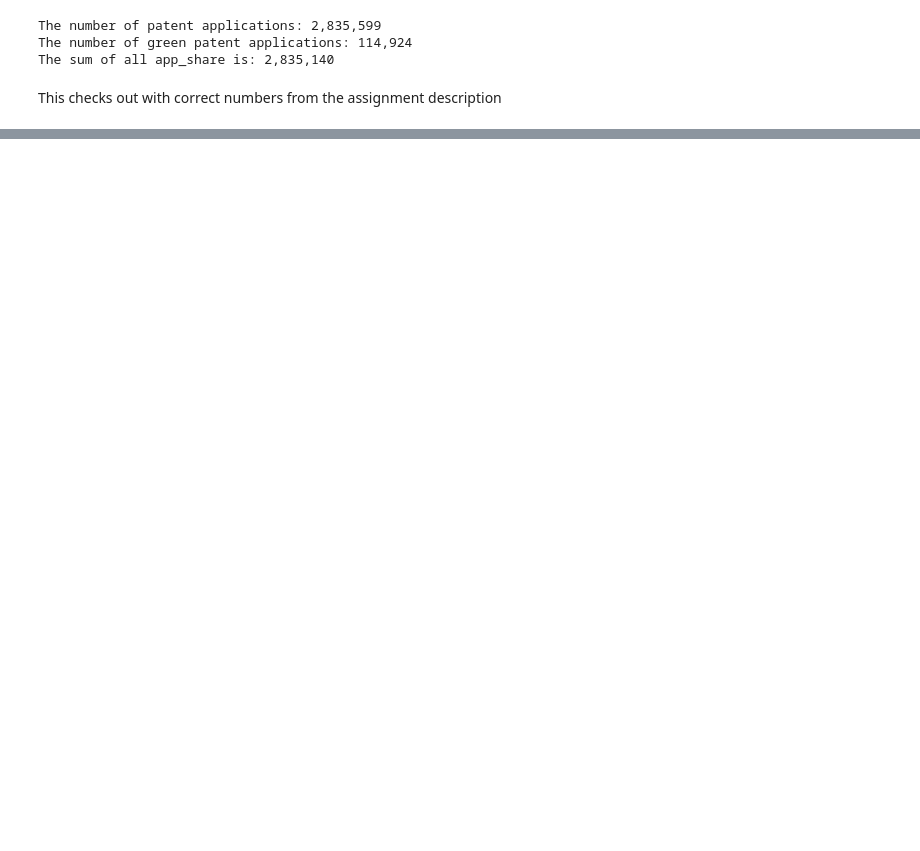
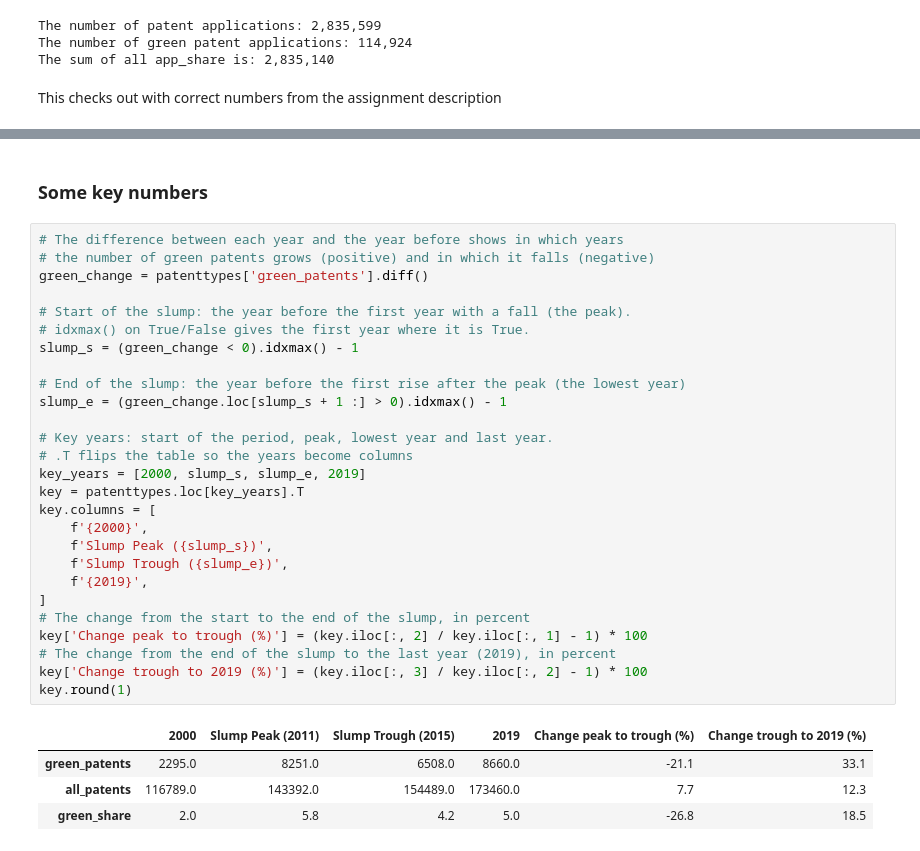
Before and after one commit to mariushempedersen/TECH-2-group-term-paper, a Jupyter notebook: Term_paper-FF.ipynb, the cells around one changed output, grey strips where cells are left out. Cells and saved outputs as stored; diff of their text form; blank space fills up the shorter version.

```diff
--- a/Term_paper-FF.ipynb
+++ b/Term_paper-FF.ipynb
@@ -78,0 +145,34 @@ Number of patents with applicants in more than one country: 58,954
+# %% [markdown]
+### Some key numbers
+# %%
+# The difference between each year and the year before shows in which years
+# the number of green patents grows (positive) and in which it falls (negative)
+green_change = patenttypes['green_patents'].diff()
+
+# Start of the slump: the year before the first year with a fall (the peak).
+# idxmax() on True/False gives the first year where it is True.
+slump_s = (green_change < 0).idxmax() - 1
+
+# End of the slump: the year before the first rise after the peak (the lowest year)
+slump_e = (green_change.loc[slump_s + 1 :] > 0).idxmax() - 1
+
+# Key years: start of the period, peak, lowest year and last year.
+# .T flips the table so the years become columns
+key_years = [2000, slump_s, slump_e, 2019]
+key = patenttypes.loc[key_years].T
+key.columns = [
+    f'{2000}',
+    f'Slump Peak ({slump_s})',
+    f'Slump Trough ({slump_e})',
+    f'{2019}',
+]
+# The change from the start to the end of the slump, in percent
+key['Change peak to trough (%)'] = (key.iloc[:, 2] / key.iloc[:, 1] - 1) * 100
+# The change from the end of the slump to the last year (2019), in percent
+key['Change trough to 2019 (%)'] = (key.iloc[:, 3] / key.iloc[:, 2] - 1) * 100
+key.round(1)
+# %% [output]
+|  | 2000 | Slump Peak (2011) | Slump Trough (2015) | 2019 | Change peak to trough (%) | Change trough to 2019 (%) |
+| green_patents | 2295.0 | 8251.0 | 6508.0 | 8660.0 | -21.1 | 33.1 |
+| all_patents | 116789.0 | 143392.0 | 154489.0 | 173460.0 | 7.7 | 12.3 |
+| green_share | 2.0 | 5.8 | 4.2 | 5.0 | -26.8 | 18.5 |
```
Also changed, not shown: parts of 15 cells of this notebook.
